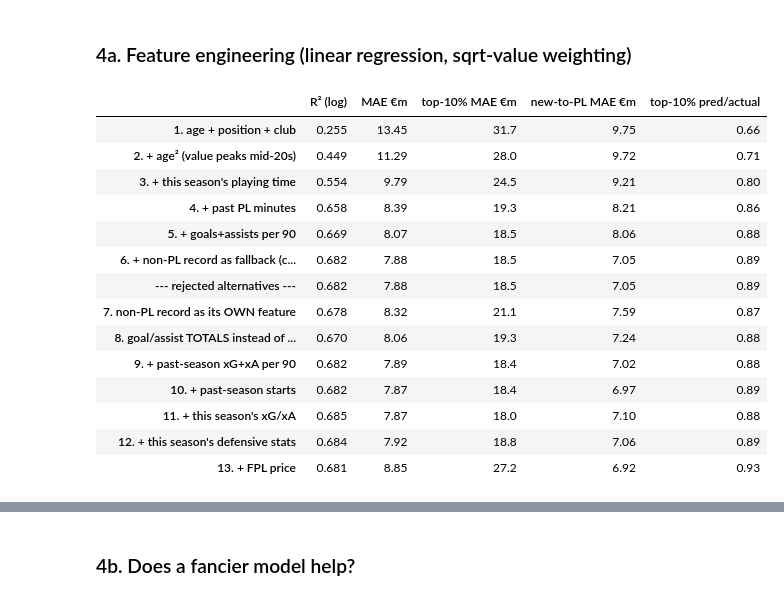
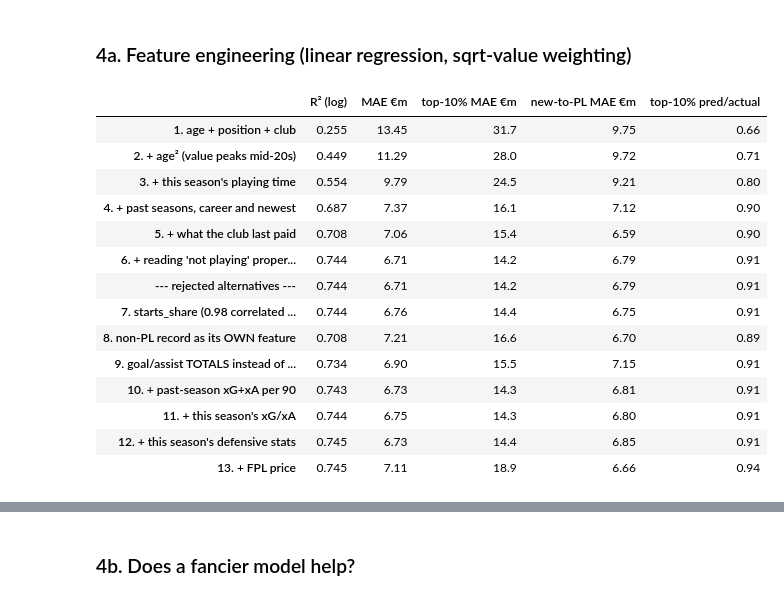
Before and after one commit to mlodyheros/pl-value, a Jupyter notebook: notebooks/01_model_exploration.ipynb, the cells around one changed output, grey strips where cells are left out. Saved outputs shown, nothing was run; the diff lists cells and outputs as text; code cells hidden in the pictures.

```diff
--- a/notebooks/01_model_exploration.ipynb
+++ b/notebooks/01_model_exploration.ipynb
@@ -237,6 +238,7 @@ df["nonpl_minutes_share"] = df.nonpl_minutes / df.nonpl_available_minutes.clip(l
 df["nonpl_gi_per90"] = (
     (df.nonpl_goals + df.nonpl_assists) / df.nonpl_minutes.clip(lower=1) * 90
 )
+df["starts_share"] = df.fpl_starts / gw
 # "PL history only" = the model before Understat was added
 pl_only = [f for f in NUMERIC_FEATURES
            if f not in ("career_minutes_share", "career_gi_per90", "has_any_history")]
@@ -288,45 +290,49 @@ def table(results):
 # %%
 base = ["age", "goals", "assists", "penalties", "appearances"]
 this_season = ["has_fpl_record", "minutes_share", "starts_share"]
 history = ["has_hist_record", "hist_minutes_share"]
 no_rate = [f for f in NUMERIC_FEATURES if f != "career_gi_per90"]
 df["career_gi_total"] = np.where(df.has_hist_record == 1,
                                  df.hist_goals + df.hist_assists,
                                  df.nonpl_goals + df.nonpl_assists)
 
+fee = ["has_transfer_fee", "log_transfer_fee"]
+idle = ["idle_this_season", "idle_x_career", "idle_x_fee"]
+core = [f for f in NUMERIC_FEATURES if f not in fee + idle]
+
 sets = {
     "1. age + position + club": ["age"],
     "2. + age² (value peaks mid-20s)": ["age", "age_squared"],
     "3. + this season's playing time": ["age", "age_squared"] + this_season,
-    "4. + past PL minutes": [f for f in pl_only if f != "hist_gi_per90"],
-    "5. + goals+assists per 90": pl_only,
-    "6. + non-PL record as fallback (current)": NUMERIC_FEATURES,
+    "4. + past seasons, career and newest": core,
+    "5. + what the club last paid": core + fee,
+    "6. + reading 'not playing' properly (current)": NUMERIC_FEATURES,
     "--- rejected alternatives ---": NUMERIC_FEATURES,
-    "7. non-PL record as its OWN feature": pl_only + ["has_nonpl_record", "nonpl_minutes_share", "nonpl_gi_per90"],
-    "8. goal/assist TOTALS instead of the rate": no_rate + ["career_gi_total"],
-    "9. + past-season xG+xA per 90": NUMERIC_FEATURES + ["hist_xgi_per90"],
-    "10. + past-season starts": NUMERIC_FEATURES + ["hist_starts_per_season"],
+    "7. starts_share (0.98 correlated with minutes)": NUMERIC_FEATURES + ["starts_share"],
+    "8. non-PL record as its OWN feature": core + fee + ["has_nonpl_record", "nonpl_minutes_share", "nonpl_gi_per90"],
+    "9. goal/assist TOTALS instead of the rate": no_rate + ["career_gi_total"],
+    "10. + past-season xG+xA per 90": NUMERIC_FEATURES + ["hist_xgi_per90"],
     "11. + this season's xG/xA": NUMERIC_FEATURES + ["xgi_per_gw"],
     "12. + this season's defensive stats": NUMERIC_FEATURES + ["def_per_gw"],
     "13. + FPL price": NUMERIC_FEATURES + ["fpl_price"],
 }
 table({name: cv_eval(cols) for name, cols in sets.items()})
 # %% [output]
 |  | R² (log) | MAE €m | top-10% MAE €m | new-to-PL MAE €m | top-10% pred/actual |
 | 1. age + position + club | 0.255 | 13.45 | 31.7 | 9.75 | 0.66 |
 | 2. + age² (value peaks mid-20s) | 0.449 | 11.29 | 28.0 | 9.72 | 0.71 |
 | 3. + this season's playing time | 0.554 | 9.79 | 24.5 | 9.21 | 0.80 |
-| 4. + past PL minutes | 0.658 | 8.39 | 19.3 | 8.21 | 0.86 |
-| 5. + goals+assists per 90 | 0.669 | 8.07 | 18.5 | 8.06 | 0.88 |
-| 6. + non-PL record as fallback (c... | 0.682 | 7.88 | 18.5 | 7.05 | 0.89 |
-| --- rejected alternatives --- | 0.682 | 7.88 | 18.5 | 7.05 | 0.89 |
-| 7. non-PL record as its OWN feature | 0.678 | 8.32 | 21.1 | 7.59 | 0.87 |
-| 8. goal/assist TOTALS instead of ... | 0.670 | 8.06 | 19.3 | 7.24 | 0.88 |
-| 9. + past-season xG+xA per 90 | 0.682 | 7.89 | 18.4 | 7.02 | 0.88 |
-| 10. + past-season starts | 0.682 | 7.87 | 18.4 | 6.97 | 0.89 |
-| 11. + this season's xG/xA | 0.685 | 7.87 | 18.0 | 7.10 | 0.88 |
-| 12. + this season's defensive stats | 0.684 | 7.92 | 18.8 | 7.06 | 0.89 |
-| 13. + FPL price | 0.681 | 8.85 | 27.2 | 6.92 | 0.93 |
+| 4. + past seasons, career and newest | 0.687 | 7.37 | 16.1 | 7.12 | 0.90 |
+| 5. + what the club last paid | 0.708 | 7.06 | 15.4 | 6.59 | 0.90 |
+| 6. + reading 'not playing' proper... | 0.744 | 6.71 | 14.2 | 6.79 | 0.91 |
+| --- rejected alternatives --- | 0.744 | 6.71 | 14.2 | 6.79 | 0.91 |
+| 7. starts_share (0.98 correlated ... | 0.744 | 6.76 | 14.4 | 6.75 | 0.91 |
+| 8. non-PL record as its OWN feature | 0.708 | 7.21 | 16.6 | 6.70 | 0.89 |
+| 9. goal/assist TOTALS instead of ... | 0.734 | 6.90 | 15.5 | 7.15 | 0.91 |
+| 10. + past-season xG+xA per 90 | 0.743 | 6.73 | 14.3 | 6.81 | 0.91 |
+| 11. + this season's xG/xA | 0.744 | 6.75 | 14.3 | 6.80 | 0.91 |
+| 12. + this season's defensive stats | 0.745 | 6.73 | 14.4 | 6.85 | 0.91 |
+| 13. + FPL price | 0.745 | 7.11 | 18.9 | 6.66 | 0.94 |
 # %% [markdown]
 What to take from this:
 
```
Also changed, not shown: parts of 10 cells of this notebook, 1 other file.
